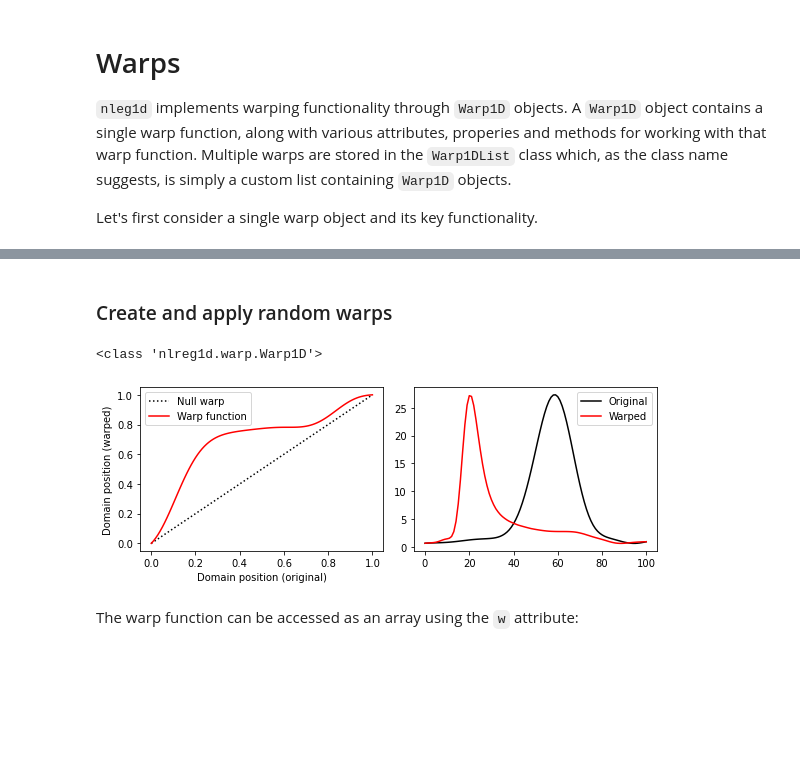
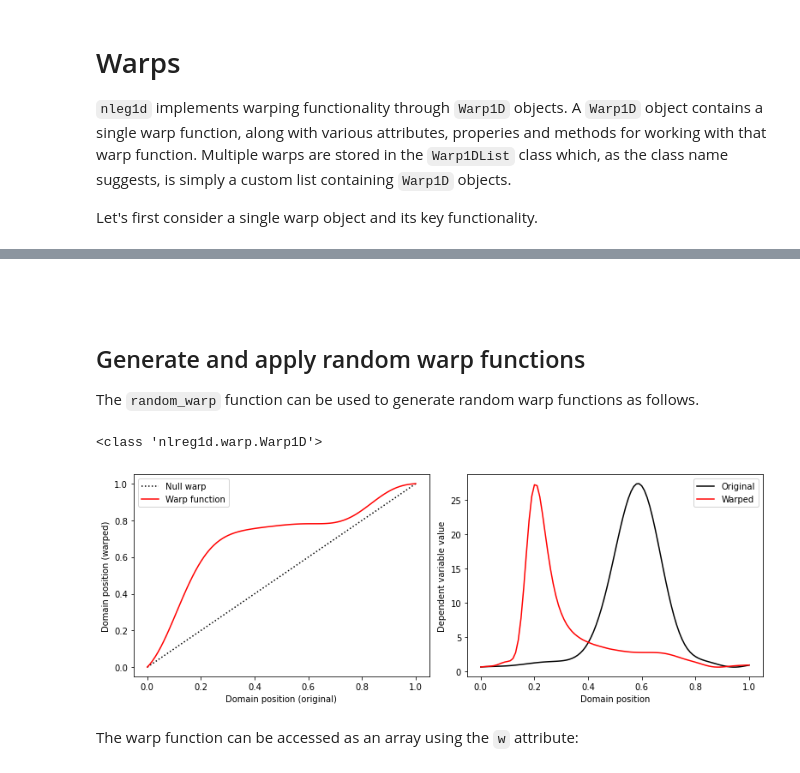
Before and after one commit to 0todd0000/nlreg1d, a Jupyter notebook: Notebooks/2-Warps.ipynb, the cells around one changed output, grey strips where cells are left out. Saved outputs shown, nothing was run; the diff lists cells and outputs as text; code cells hidden in the pictures; blank space fills up the shorter version.

```diff
--- a/Notebooks/2-Warps.ipynb
+++ b/Notebooks/2-Warps.ipynb
@@ -11,36 +13,44 @@ import nlreg1d as nl
 # %% [markdown]
-### Create and apply random warps
+<br>
+<br>
+
+## Generate and apply random warp functions
+
+The `random_warp` function can be used to generate random warp functions as follows.
 # %%
 # load a dataset and extract a single observation (see the Datasets notebook)
 dataset = nl.data.SimulatedA()
 y       = dataset.dv[8]        # single DV observation
 
 # generate a random warp:
 np.random.seed(123456789)
 w       = nl.random_warp( as_warp_object=True )
 print( type(w) )
 
 # apply warp:
 yw      = w.apply(y)
 
 # plot:
-fig,axs = plt.subplots(1, 2, figsize=(8,3))
+fig,axs = plt.subplots(1, 2, figsize=(11,4))
 ax0,ax1 = axs
 ax0.plot( [0,1], [0,1], color='k', ls=':', label='Null warp')
 w.plot(ax=ax0, color='r', label='Warp function')
 ax0.set_xlabel('Domain position (original)')
 ax0.set_ylabel('Domain position (warped)')
 ax0.legend()
 
-ax1.plot(y,  'k', label='Original')
-ax1.plot(yw, 'r', label='Warped')
+q       = np.linspace(0, 1, y.size)
+ax1.plot(q, y,  'k', label='Original')
+ax1.plot(q, yw, 'r', label='Warped')
+ax1.set_xlabel('Domain position')
+ax1.set_ylabel('Dependent variable value')
 ax1.legend()
 plt.tight_layout()
 
 plt.show()
 # %% [output]
 <class 'nlreg1d.warp.Warp1D'>
-[figure, old version]
+[figure, new version]
 # %% [markdown]
 The warp function can be accessed as an array using the `w` attribute:
 # %%
```
Also changed, not shown: parts of 13 cells of this notebook, 3 other files.
